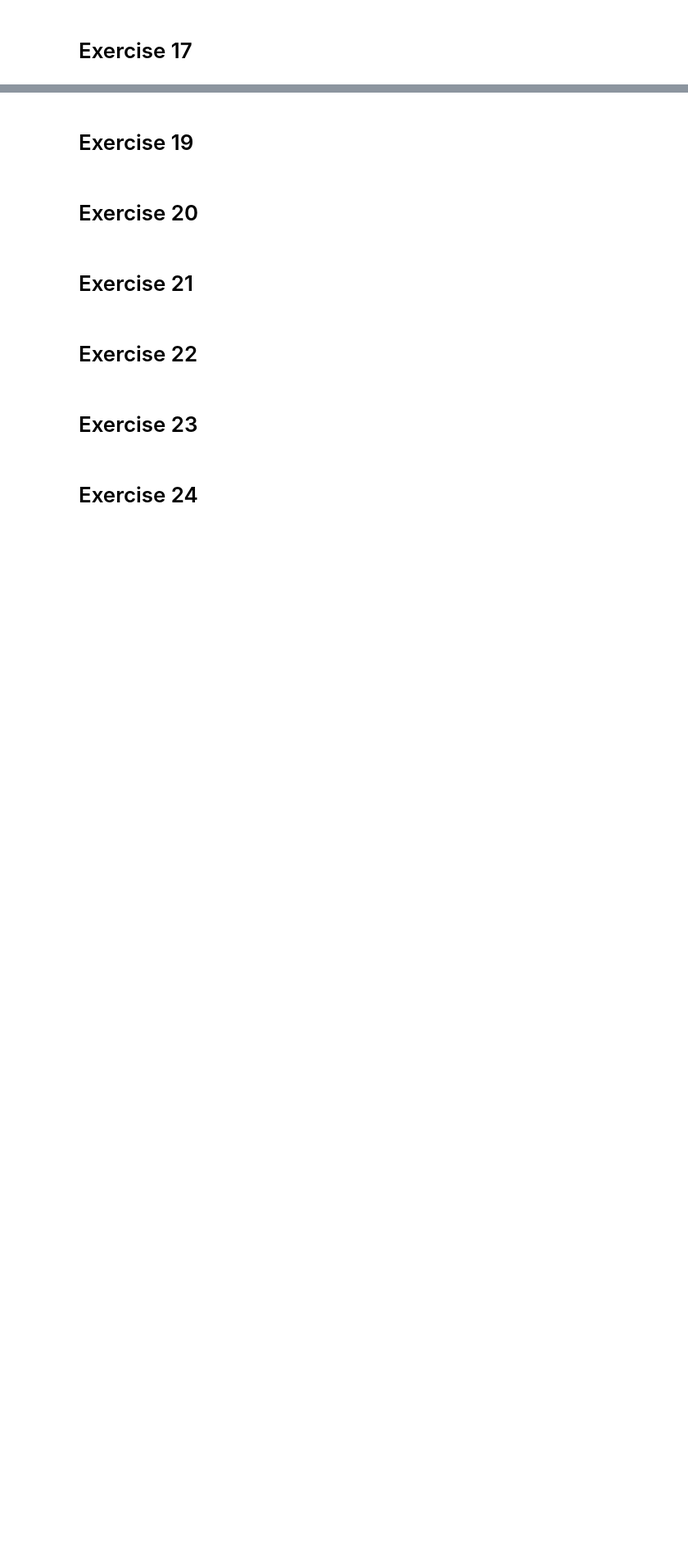
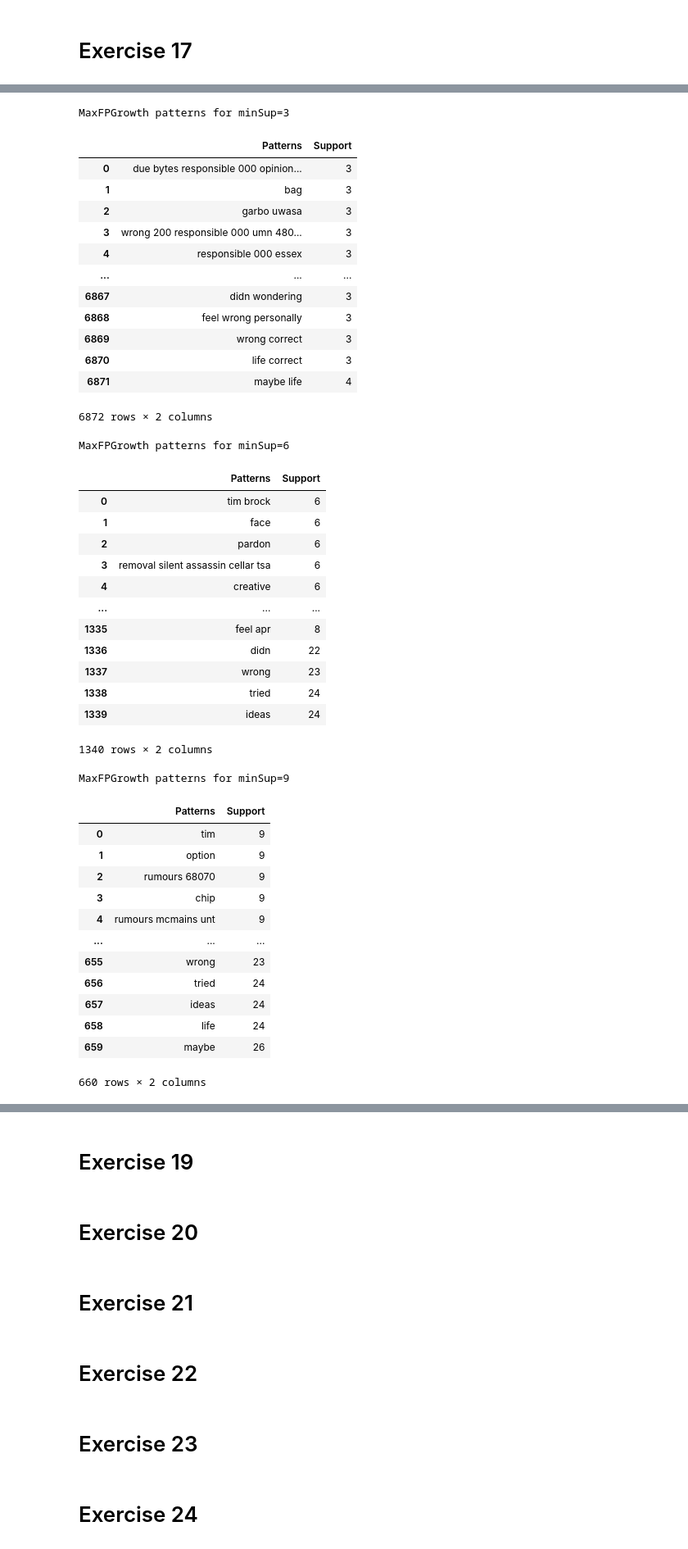
Before and after one commit to Thewo-6/DM2025-Lab1-Exercise, a Jupyter notebook: DM2025-Lab1-Homework.ipynb, the cells around one changed output, grey strips where cells are left out. Shown at 82% size. Cells and saved outputs as stored; diff of their text form; code cells hidden in the pictures; blank space fills up the shorter version.

```diff
--- a/DM2025-Lab1-Homework.ipynb
+++ b/DM2025-Lab1-Homework.ipynb
@@ -526,0 +603,13 @@ After reviewing the words filtered in each category, I noticed that some terms a
+# %%
+from PAMI.frequentPattern.maximal import MaxFPGrowth as maxfp_alg
+
+maxfp_results = {}
+for min_sup in [3, 6, 9]:
+    maxfp_obj = safe_mine(maxfp_alg.MaxFPGrowth(iFile='td_freq_db_comp_graphics.csv', minSup=min_sup))
+    patterns_df = maxfp_obj.getPatternsAsDataFrame()
+    maxfp_results[min_sup] = {
+        'patterns': patterns_df,
+        'runtime': maxfp_obj.getRuntime(),
+        'count': len(patterns_df)
+    }
+    print(f"minSup={min_sup}: total patterns={maxfp_results[min_sup]['count']}, runtime={maxfp_results[min_sup]['runtime']:.4f} seconds")
@@ -526,0 +623,47 @@ After reviewing the words filtered in each category, I noticed that some terms a
+# %%
+for min_sup in [3, 6, 9]:
+    print(f"MaxFPGrowth patterns for minSup={min_sup}")
+    display(maxfp_results[min_sup]['patterns'])
+# %% [output]
+MaxFPGrowth patterns for minSup=3
+|  | Patterns | Support |
+| 0 | due bytes responsible 000 opinion... | 3 |
+| 1 | bag | 3 |
+| 2 | garbo uwasa | 3 |
+| 3 | wrong 200 responsible 000 umn 480... | 3 |
+| 4 | responsible 000 essex | 3 |
+| ... | ... | ... |
+| 6867 | didn wondering | 3 |
+| 6868 | feel wrong personally | 3 |
+| 6869 | wrong correct | 3 |
+| 6870 | life correct | 3 |
+| 6871 | maybe life | 4 |
+6872 rows × 2 columns
+MaxFPGrowth patterns for minSup=6
+|  | Patterns | Support |
+| 0 | tim brock | 6 |
+| 1 | face | 6 |
+| 2 | pardon | 6 |
+| 3 | removal silent assassin cellar tsa | 6 |
+| 4 | creative | 6 |
+| ... | ... | ... |
+| 1335 | feel apr | 8 |
+| 1336 | didn | 22 |
+| 1337 | wrong | 23 |
+| 1338 | tried | 24 |
+| 1339 | ideas | 24 |
+1340 rows × 2 columns
+MaxFPGrowth patterns for minSup=9
+|  | Patterns | Support |
+| 0 | tim | 9 |
+| 1 | option | 9 |
+| 2 | rumours 68070 | 9 |
+| 3 | chip | 9 |
+| 4 | rumours mcmains unt | 9 |
+| ... | ... | ... |
+| 655 | wrong | 23 |
+| 656 | tried | 24 |
+| 657 | ideas | 24 |
+| 658 | life | 24 |
+| 659 | maybe | 26 |
+660 rows × 2 columns
```
Also changed, not shown: parts of 15 cells of this notebook, 9 other files.
